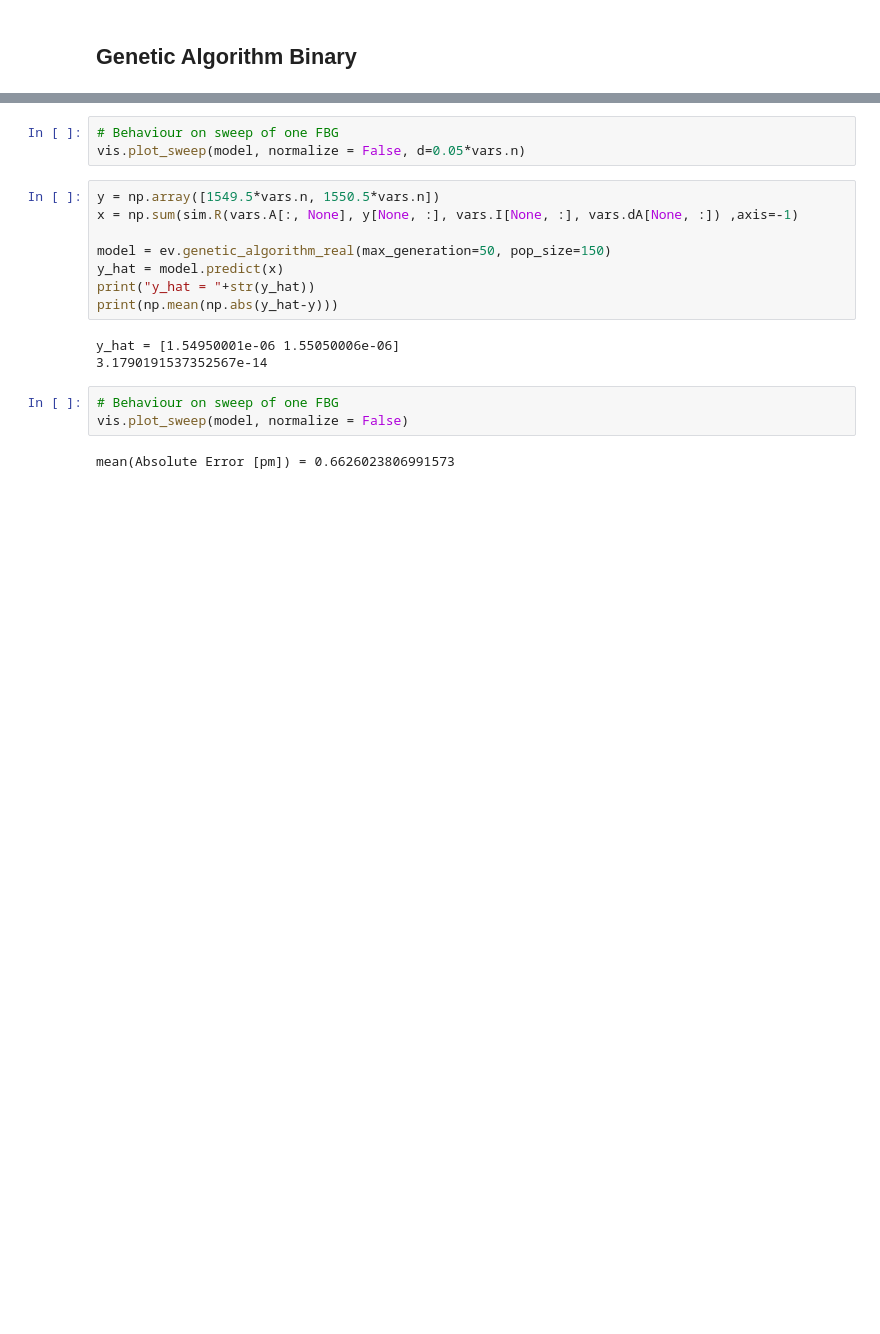
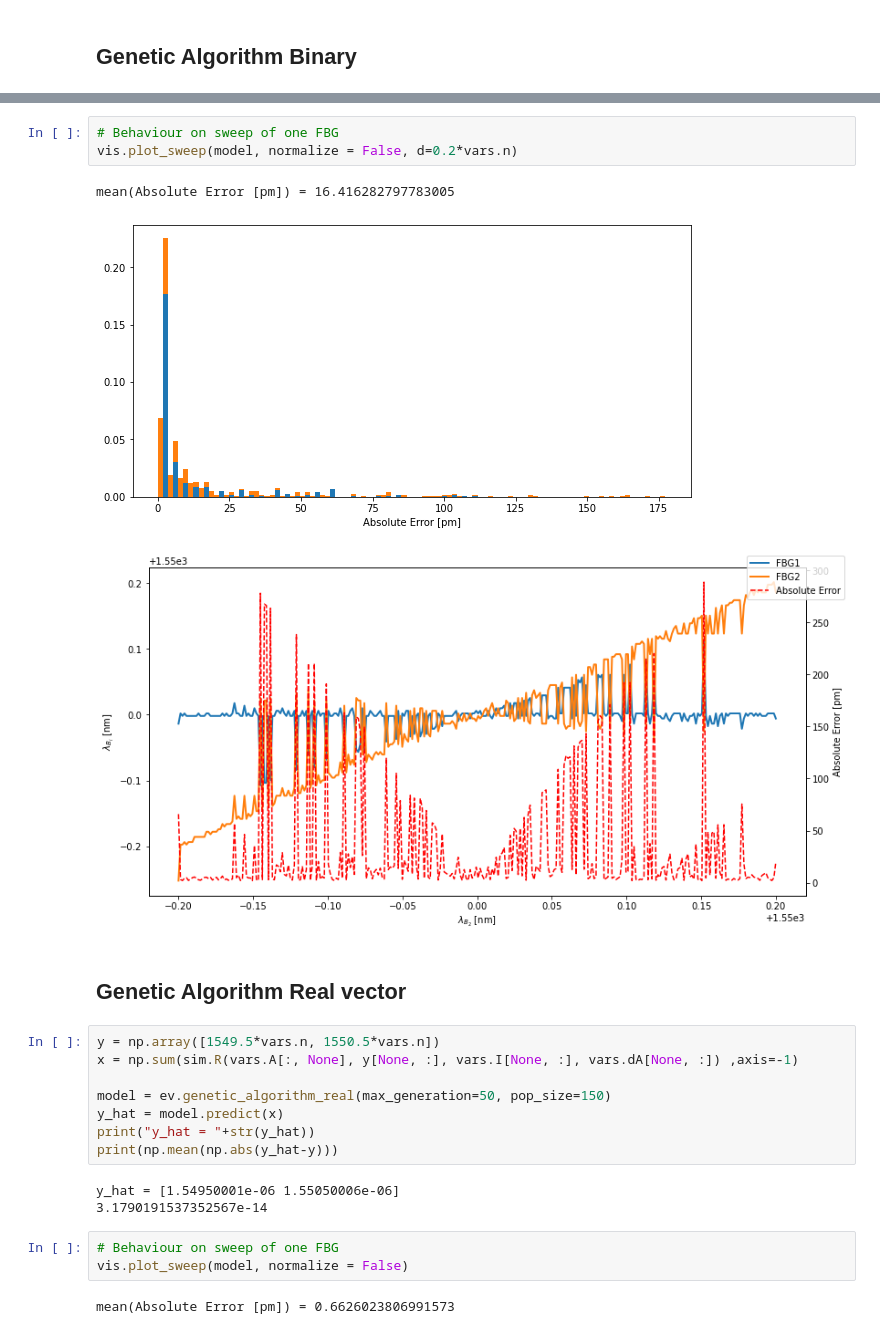
Before and after one commit to grudloff/fbg_S-WDM, a Jupyter notebook: main.ipynb, the cells around one changed output, grey strips where cells are left out. Saved outputs shown, nothing was run; the diff lists cells and outputs as text; blank space fills up the shorter version.

```diff
--- a/main.ipynb
+++ b/main.ipynb
@@ -175,6 +185,12 @@ vis.plot_sweep(model, normalize = False)
 # %%
 # Behaviour on sweep of one FBG
-vis.plot_sweep(model, normalize = False, d=0.05*vars.n)
+vis.plot_sweep(model, normalize = False, d=0.2*vars.n)
+# %% [output]
+mean(Absolute Error [pm]) = 16.416282797783005
+[figure, added]
+[figure, added]
+# %% [markdown]
+## Genetic Algorithm Real vector
 # %%
 y = np.array([1549.5*vars.n, 1550.5*vars.n])
 x = np.sum(sim.R(vars.A[:, None], y[None, :], vars.I[None, :], vars.dA[None, :]) ,axis=-1)
```
Also changed, not shown: parts of 8 cells of this notebook, 1 other file.
